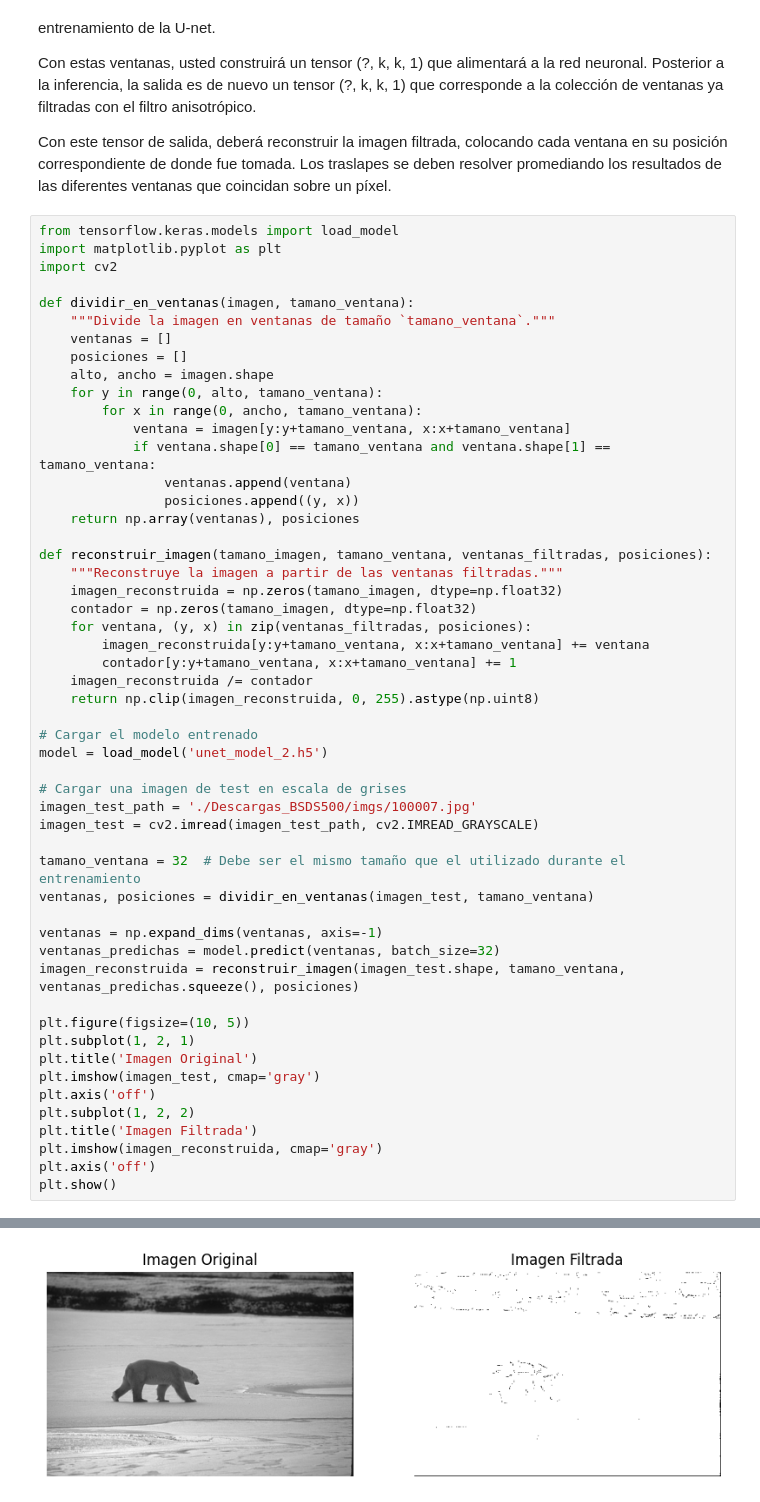
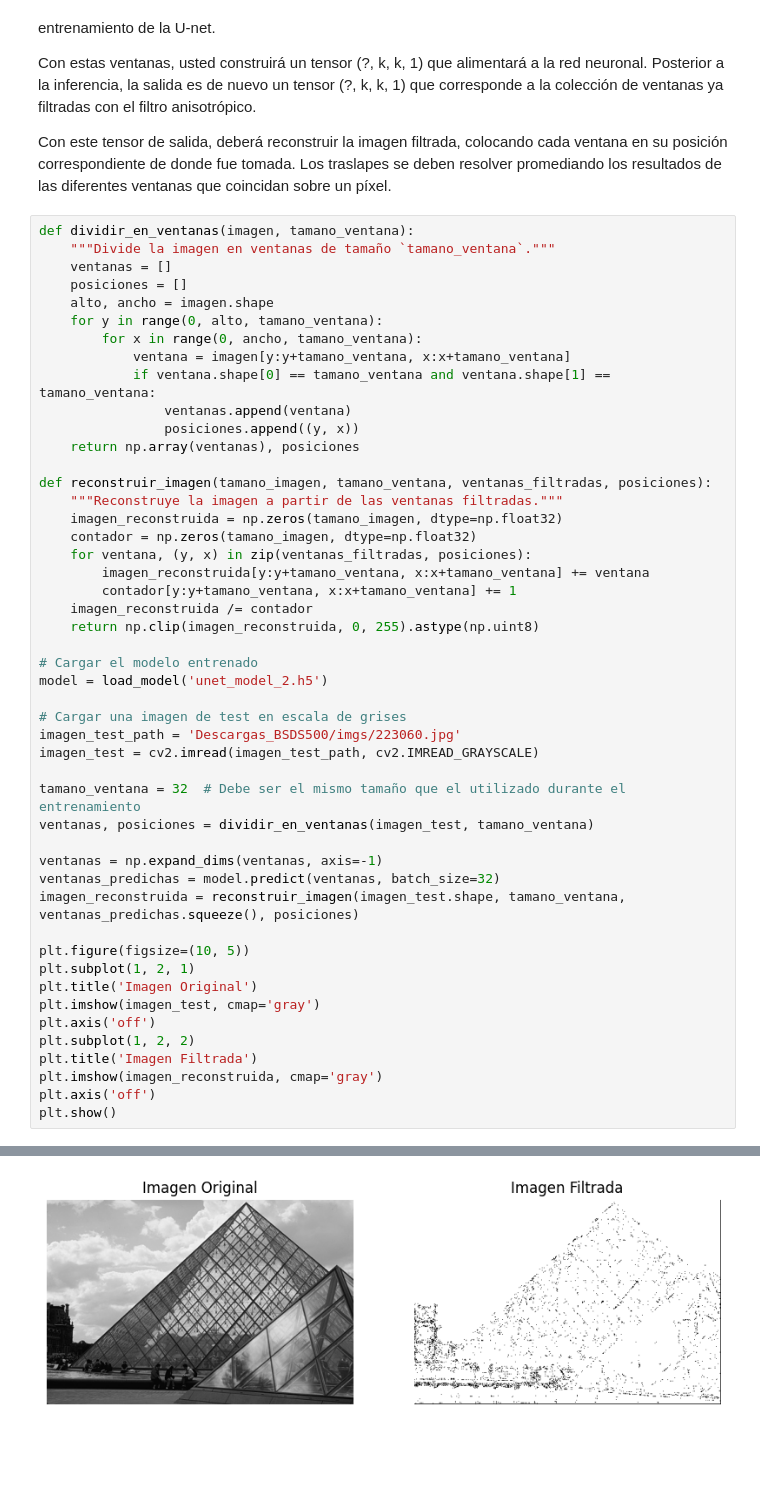
Before and after one commit to JuanCarlosBajan/Lab03_VC_UVG, a Jupyter notebook: lab3.ipynb, the cells around one changed output, grey strips where cells are left out. Drawn from its saved outputs; the diff is of its cells as text; blank space fills up the shorter version.

```diff
--- a/lab3.ipynb
+++ b/lab3.ipynb
@@ -283,10 +280,6 @@ Con estas ventanas, usted construirá un tensor (?, k, k, 1) que alimentará a l
 
 Con este tensor de salida, deberá reconstruir la imagen filtrada, colocando cada ventana en su posición correspondiente de donde fue tomada. Los traslapes se deben resolver promediando los resultados de las diferentes ventanas que coincidan sobre un píxel.
 # %%
-from tensorflow.keras.models import load_model
-import matplotlib.pyplot as plt
-import cv2
-
 def dividir_en_ventanas(imagen, tamano_ventana):
     """Divide la imagen en ventanas de tamaño `tamano_ventana`."""
     ventanas = []
@@ -314,7 +307,7 @@ def reconstruir_imagen(tamano_imagen, tamano_ventana, ventanas_filtradas, posici
 model = load_model('unet_model_2.h5')
 
 # Cargar una imagen de test en escala de grises
-imagen_test_path = './Descargas_BSDS500/imgs/100007.jpg'
+imagen_test_path = 'Descargas_BSDS500/imgs/223060.jpg'
 imagen_test = cv2.imread(imagen_test_path, cv2.IMREAD_GRAYSCALE)
 
 tamano_ventana = 32  # Debe ser el mismo tamaño que el utilizado durante el entrenamiento
@@ -339 +334 @@ plt.show()
-[figure, old version]
+[figure, new version]
```
Also changed, not shown: parts of 7 cells of this notebook, 2 other files.
